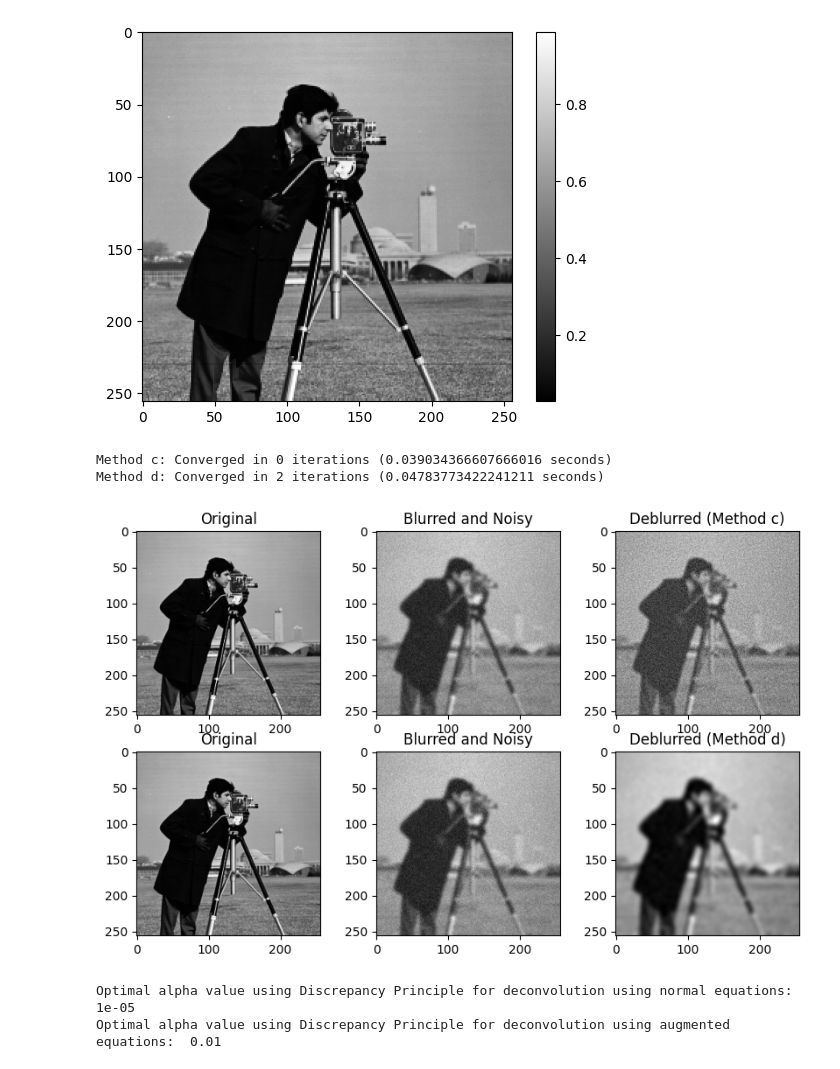
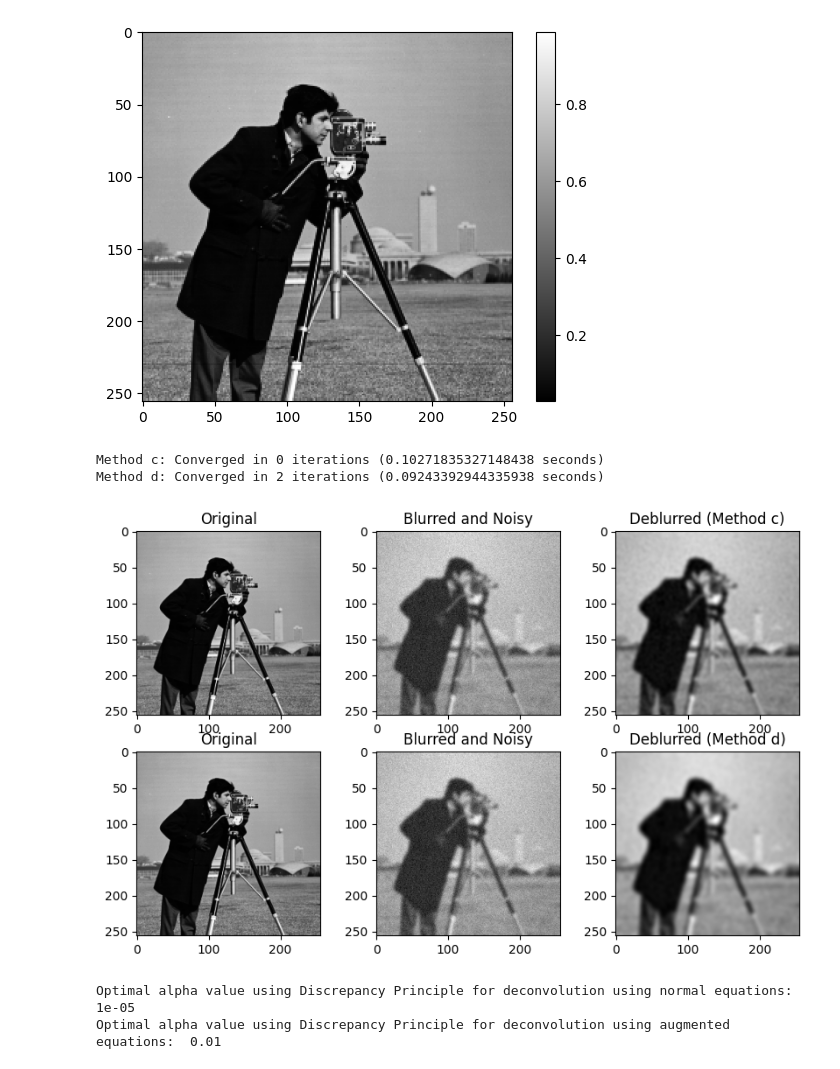
Before and after one commit to JOANNELUNA/COMP0114-Inverse-Problems-in-Imaging, a Jupyter notebook: CW2/18145399_codes_CW2.ipynb, the cells around one changed output. Drawn from its saved outputs; the diff is of its cells as text; code cells hidden in the pictures.

Commit message:
plot

```diff
--- a/CW2/18145399_codes_CW2.ipynb
+++ b/CW2/18145399_codes_CW2.ipynb
@@ -62,7 +62,7 @@ def deconvolve_normal_equations(g, sigma, alpha):
 
     # Compute ATg
     # ATg = gaussian_filter(g, sigma).flatten()
-    ATg = np.ravel(g)
+    ATg = np.ravel(gaussian_filter(g, sigma))
 
     # Solve linear system using GMRES
     f_alpha, info = splinalg.gmres(A, ATg)
@@ -126,7 +126,8 @@ def M_f(f):
 
 def MT_b(b):
     # Implementation of the transposed augmented matrix multiplication
-    global g
+    global sigma, theta, im, alpha
+    g = apply_convolution(im, sigma, theta)
     M, N = g.shape
     g_vec = b[:M*N]
     f_vec = b[M*N:]
@@ -136,7 +137,7 @@ def MT_b(b):
     MT_b = np.ravel(z) + np.sqrt(alpha)*np.ravel(f_vec)
     return MT_b
 
-def solve_augmented_equations(g, sigma, alpha):
+def solve_augmented_equations(g):
     # Define linear operator for lsqr
     M, N = g.shape
     size = M*N
@@ -150,7 +151,7 @@ def solve_augmented_equations(g, sigma, alpha):
 
     return f_lsqr[:g.size].reshape(g.shape)
 
-def augmented_info(g, sigma, alpha):
+def augmented_info(g):
     # Define linear operator for lsqr
     M, N = g.shape
     size = M*N
@@ -173,7 +174,7 @@ theta = 0.05
 
 
 def convolve_and_add_noise(alpha):
-    global sigma, theta
+    global sigma, theta, im
     g = apply_convolution(im, sigma, theta)
     # Deconvolve using normal equations (method c)
     tc1 = time.time()
@@ -181,38 +182,38 @@ def convolve_and_add_noise(alpha):
     tc2 = time.time()
     info = normal_info(g, sigma, alpha)
     print('Method c: Converged in {} iterations ({} seconds)'.format(info, tc2-tc1))
 
     # Deconvolve using augmented equations (method d)
     alpha = 0.01
     td1 = time.time()
-    f_aug = solve_augmented_equations(g, sigma, alpha);
+    f_aug = solve_augmented_equations(g);
     td2 = time.time()
-    info = augmented_info(g, sigma, alpha)
+    info = augmented_info(g)
     print('Method d: Converged in {} iterations ({} seconds)'.format(info, td2-td1))
 
     # Display results
     fig, ax = plt.subplots(2, 3, figsize=(10, 6))
     ax[0,0].imshow(im, cmap='gray')
     ax[0,0].set_title('Original')
     ax[0,1].imshow(g, cmap='gray')
     ax[0,1].set_title('Blurred and Noisy')
     ax[0,2].imshow(f_alpha, cmap='gray')
     ax[0,2].set_title('Deblurred (Method c)')
 
     ax[1,0].imshow(im, cmap='gray')
     ax[1,0].set_title('Original')
     ax[1,1].imshow(g, cmap='gray')
     ax[1,1].set_title('Blurred and Noisy')
     ax[1,2].imshow(f_aug, cmap='gray')
     ax[1,2].set_title('Deblurred (Method d)')
     plt.show()
 
 alpha = 1
 convolve_and_add_noise(alpha)
 # %% [output]
-Method c: Converged in 0 iterations (0.039034366607666016 seconds)
-Method d: Converged in 2 iterations (0.04783773422241211 seconds)
+Method c: Converged in 0 iterations (0.10271835327148438 seconds)
+Method d: Converged in 2 iterations (0.09243392944335938 seconds)
-[figure, old version]
+[figure, new version]
 # %%
 # 2a
 from scipy.optimize import root,brentq
```
Also changed, not shown: parts of 9 cells of this notebook, 8 other files.
